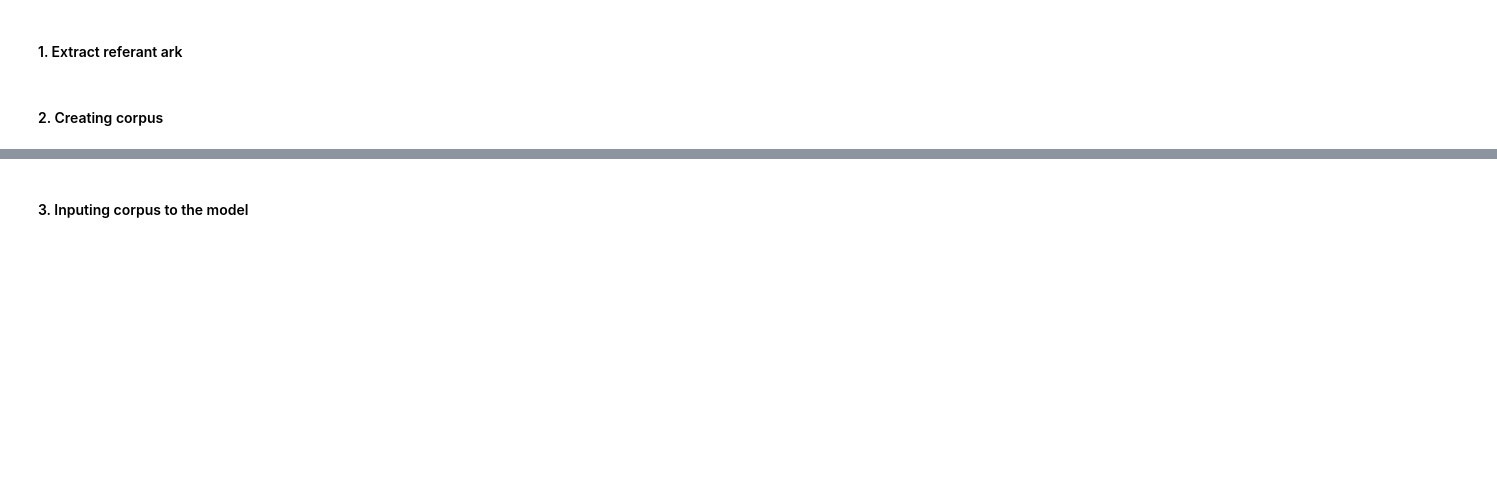
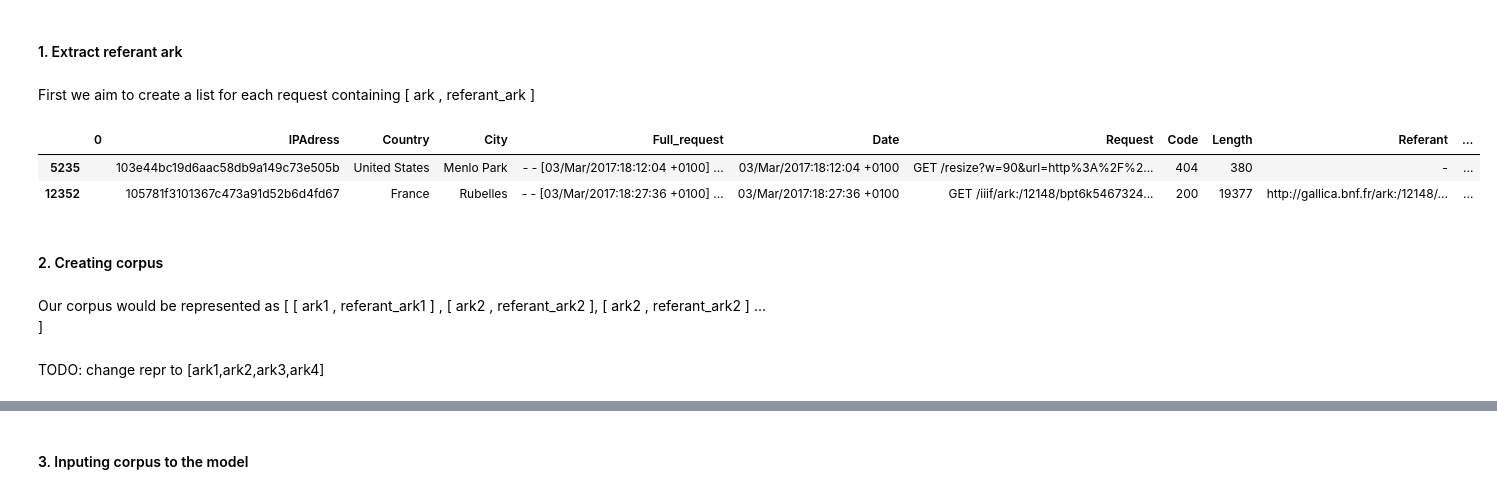
Before and after one commit to Kaabachi/TDA-Gallica, a Jupyter notebook: Project.ipynb, the cells around one changed output, grey strips where cells are left out. Saved outputs shown, nothing was run; the diff lists cells and outputs as text; code cells hidden in the pictures; blank space fills up the shorter version.

```diff
--- a/Project.ipynb
+++ b/Project.ipynb
@@ -363,5 +437,21 @@ Choice between 2 models :
 * CBOW (Continuous Bag of Words): takes the context of each word as the input and tries to predict the word corresponding to the context.
 # %% [markdown]
 #### 1. Extract referant ark
+# %% [markdown]
+First we aim to create a list for each request containing [ ark , referant_ark ]
+# %%
+#first we initialize the dataframe we would be working on for this part
+repr_df = final_df.copy()
+repr_df['Referant_Ark'] = repr_df.apply(lambda x: extract_ark(x['Referant']), axis=1)
+repr_df['Ark_list'] = repr_df.apply(lambda x: [x['Ark'],x['Referant_Ark']],axis = 1)
+repr_df.head(2)
+# %% [output]
+|  | 0 | IPAdress | Country | City | Full_request | Date | Request | Code | Length | Referant | ... |
+| 5235 |  | 103e44bc19d6aac58db9a149c73e505b | United States | Menlo Park | - - [03/Mar/2017:18:12:04 +0100] ... | 03/Mar/2017:18:12:04 +0100 | GET /resize?w=90&url=http%3A%2F%2... | 404 | 380 | - | ... |
+| 12352 |  | 105781f3101367c473a91d52b6d4fd67 | France | Rubelles | - - [03/Mar/2017:18:27:36 +0100] ... | 03/Mar/2017:18:27:36 +0100 | GET /iiif/ark:/12148/bpt6k5467324... | 200 | 19377 | http://gallica.bnf.fr/ark:/12148/... | ... |
 # %% [markdown]
 #### 2. Creating corpus
+# %% [markdown]
+Our corpus would be represented as [ [ ark1 , referant_ark1 ] , [ ark2 , referant_ark2 ], [ ark2 , referant_ark2 ] ... ]
+# %% [markdown]
+TODO: change repr to [ark1,ark2,ark3,ark4]
```
Also changed, not shown: parts of 28 cells of this notebook.
